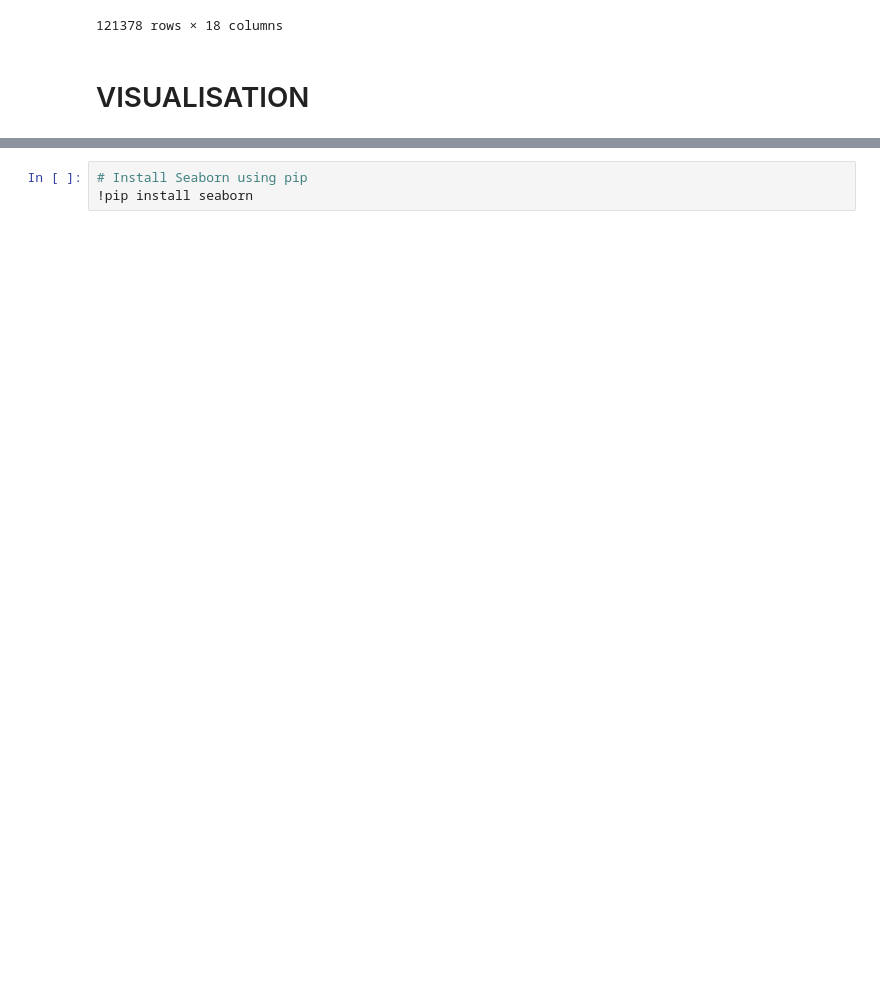
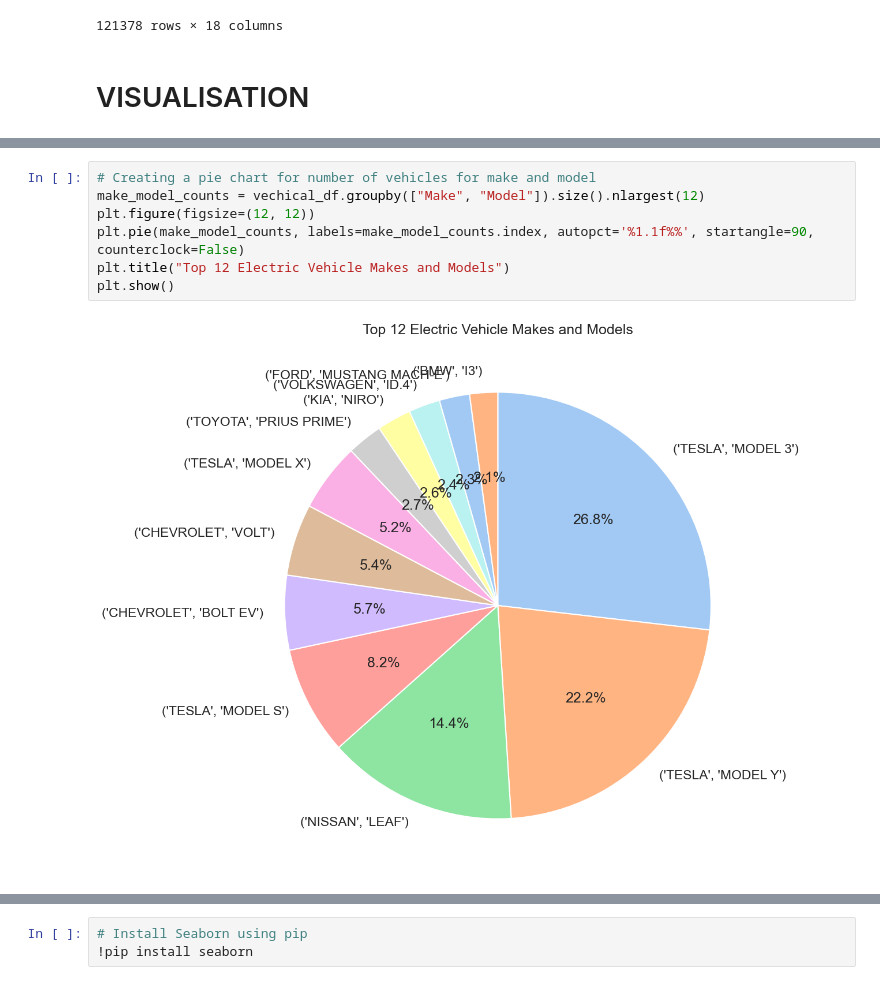
Before and after one commit to Aravind9995/dap_project, a Jupyter notebook: Electric_Vehicle_Data.ipynb, the cells around one changed output, grey strips where cells are left out. Drawn from its saved outputs; the diff is of its cells as text; blank space fills up the shorter version.

```diff
--- a/Electric_Vehicle_Data.ipynb
+++ b/Electric_Vehicle_Data.ipynb
@@ -159,0 +168,9 @@ plt.show()
+# %%
+# Creating a pie chart for number of vehicles for make and model
+make_model_counts = vechical_df.groupby(["Make", "Model"]).size().nlargest(12)
+plt.figure(figsize=(12, 12))
+plt.pie(make_model_counts, labels=make_model_counts.index, autopct='%1.1f%%', startangle=90, counterclock=False)
+plt.title("Top 12 Electric Vehicle Makes and Models")
+plt.show()
+# %% [output]
+[figure, added]
```
Also changed, not shown: parts of 19 cells of this notebook.
